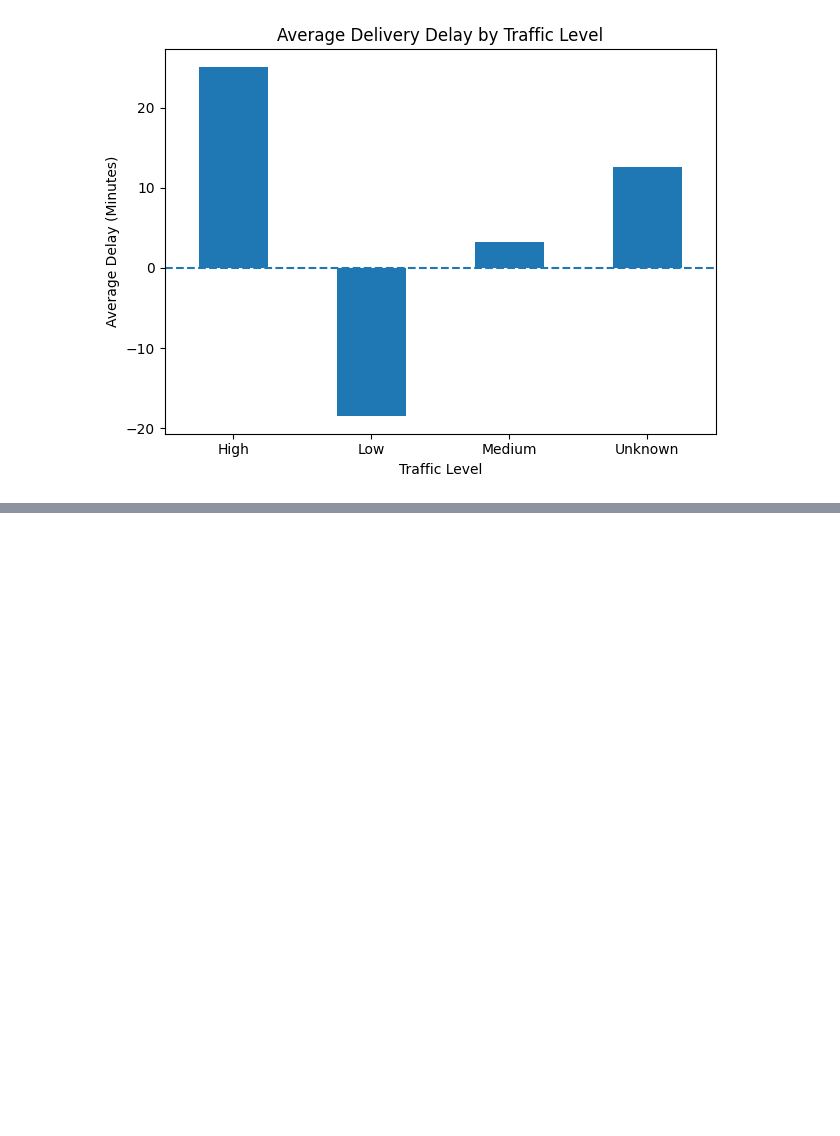
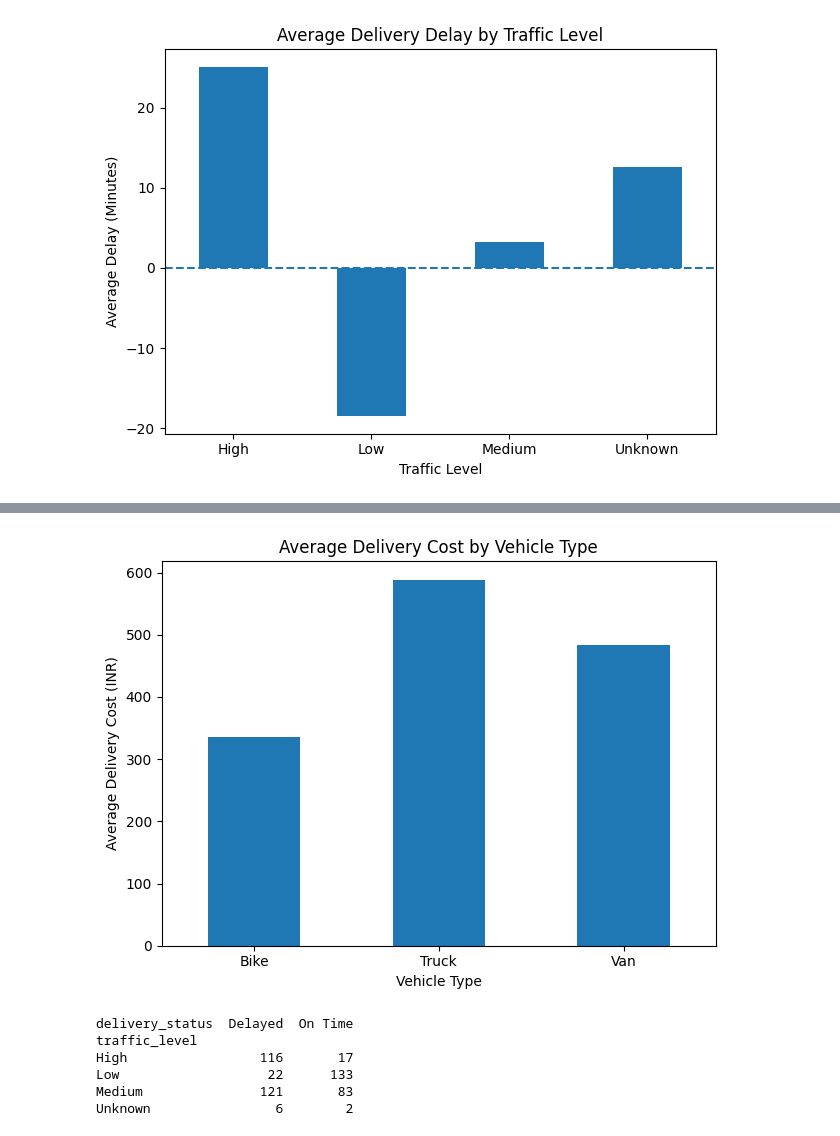
Before and after one commit to RohanSNikam/Logistics-Delivery-Time-Analysis, a Jupyter notebook: notebooks/logistics_delivery_analysis.ipynb, the cells around one changed output, grey strips where cells are left out. Saved outputs shown, nothing was run; the diff lists cells and outputs as text; code cells hidden in the pictures; blank space fills up the shorter version.

```diff
--- a/notebooks/logistics_delivery_analysis.ipynb
+++ b/notebooks/logistics_delivery_analysis.ipynb
@@ -247,0 +393,29 @@ plt.show()
+# %%
+
+vehicle_cost["average_delivery_cost"].plot(kind="bar")
+
+plt.title("Average Delivery Cost by Vehicle Type")
+plt.xlabel("Vehicle Type")
+plt.ylabel("Average Delivery Cost (INR)")
+plt.xticks(rotation=0)
+plt.tight_layout()
+plt.show()
+# %% [output]
+[figure, added]
+# %%
+
+# Step 16: Delivery status by traffic level
+
+traffic_status = pd.crosstab(
+    cleaned_data["traffic_level"],
+    cleaned_data["delivery_status"]
+)
+
+print(traffic_status)
+# %% [output]
+delivery_status  Delayed  On Time
+traffic_level
+High                 116       17
+Low                   22      133
+Medium               121       83
+Unknown                6        2
```
Also changed, not shown: parts of 22 cells of this notebook.
